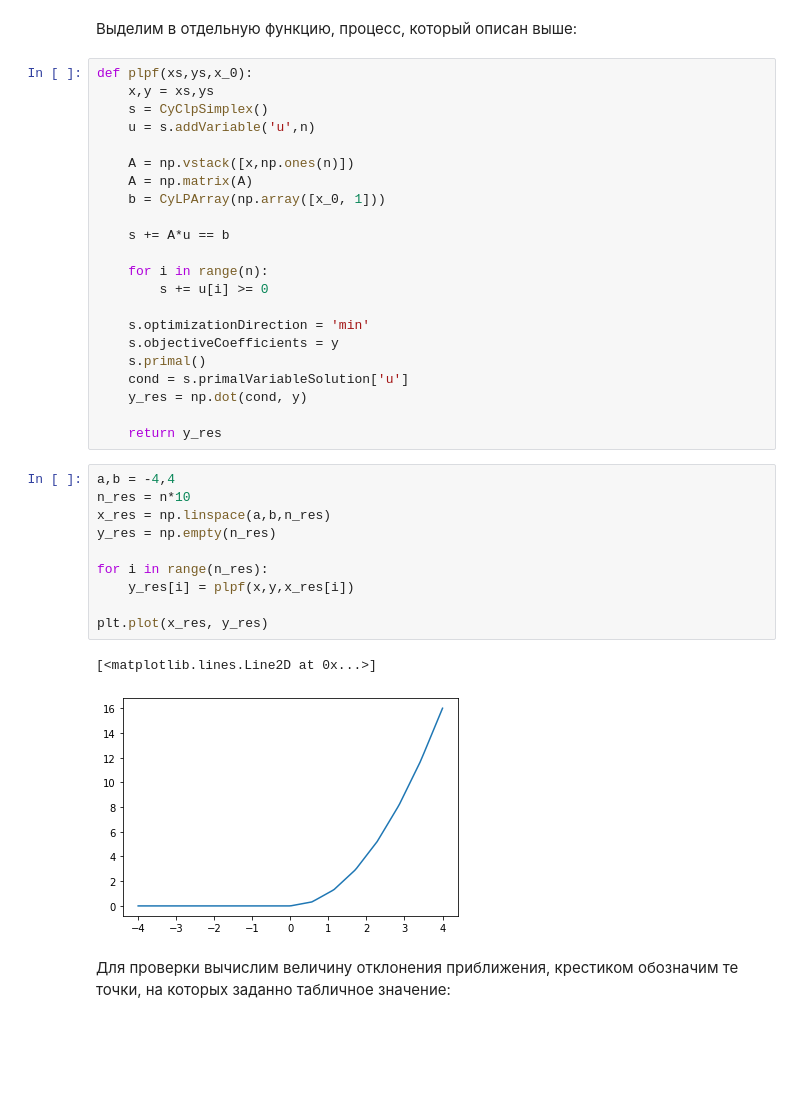
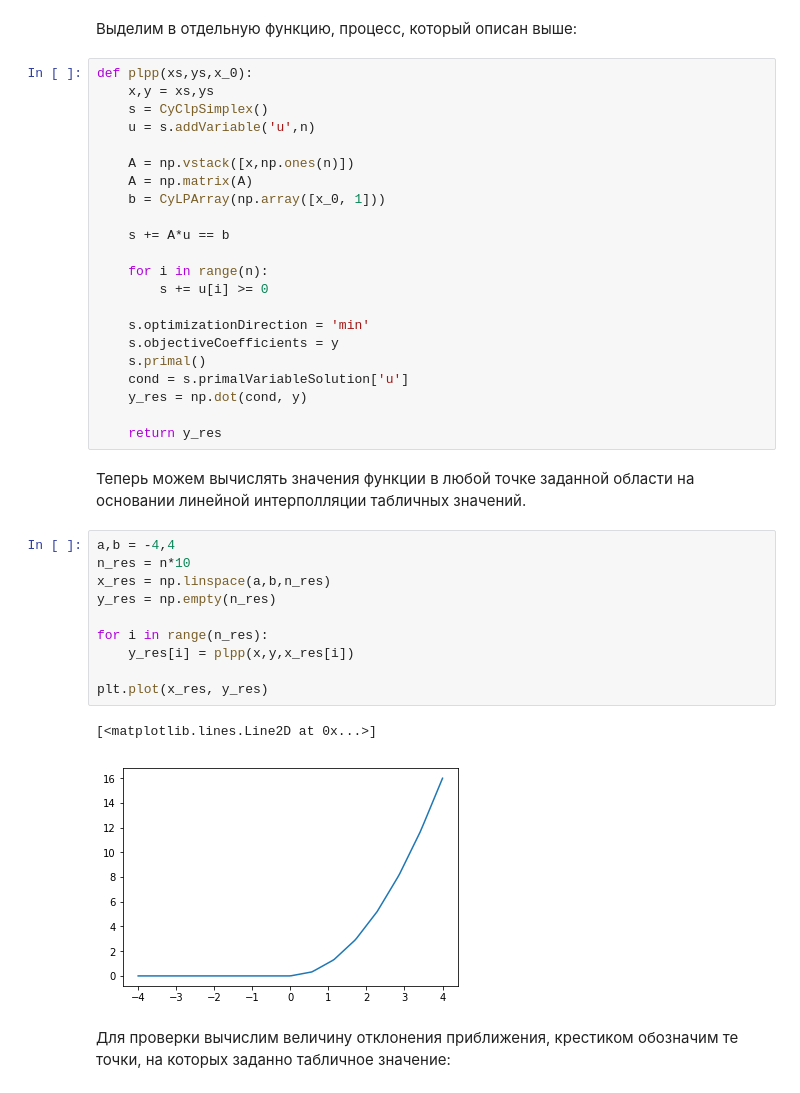
Before and after one commit to dvapan/picewise_linear_conditions, a Jupyter notebook: lp_piecewise_functions.ipynb, the cells around one changed output. Saved outputs shown, nothing was run; the diff lists cells and outputs as text; blank space fills up the shorter version.

```diff
--- a/lp_piecewise_functions.ipynb
+++ b/lp_piecewise_functions.ipynb
@@ -80,7 +107,7 @@ print(x_0**2, y_res)
 # %% [markdown]
 Выделим в отдельную функцию, процесс, который описан выше:
 # %%
-def plpf(xs,ys,x_0):
+def plpp(xs,ys,x_0):
     x,y = xs,ys
     s = CyClpSimplex()
     u = s.addVariable('u',n)
@@ -101,19 +128,21 @@ def plpf(xs,ys,x_0):
     y_res = np.dot(cond, y)
 
     return y_res
+# %% [markdown]
+Теперь можем вычислять значения функции в любой точке заданной области на основании линейной интерполляции табличных значений.
 # %%
 a,b = -4,4
 n_res = n*10
 x_res = np.linspace(a,b,n_res)
 y_res = np.empty(n_res)
 
 for i in range(n_res):
-    y_res[i] = plpf(x,y,x_res[i])
+    y_res[i] = plpp(x,y,x_res[i])
 
 plt.plot(x_res, y_res)
 # %% [output]
 [<matplotlib.lines.Line2D at 0x...>]
-[figure, old version]
+[figure, new version]
 # %% [markdown]
 Для проверки вычислим величину отклонения приближения, крестиком обозначим те точки, на которых заданно табличное значение:
 # %%
```
Also changed, not shown: parts of 22 cells of this notebook, 1 other file.
